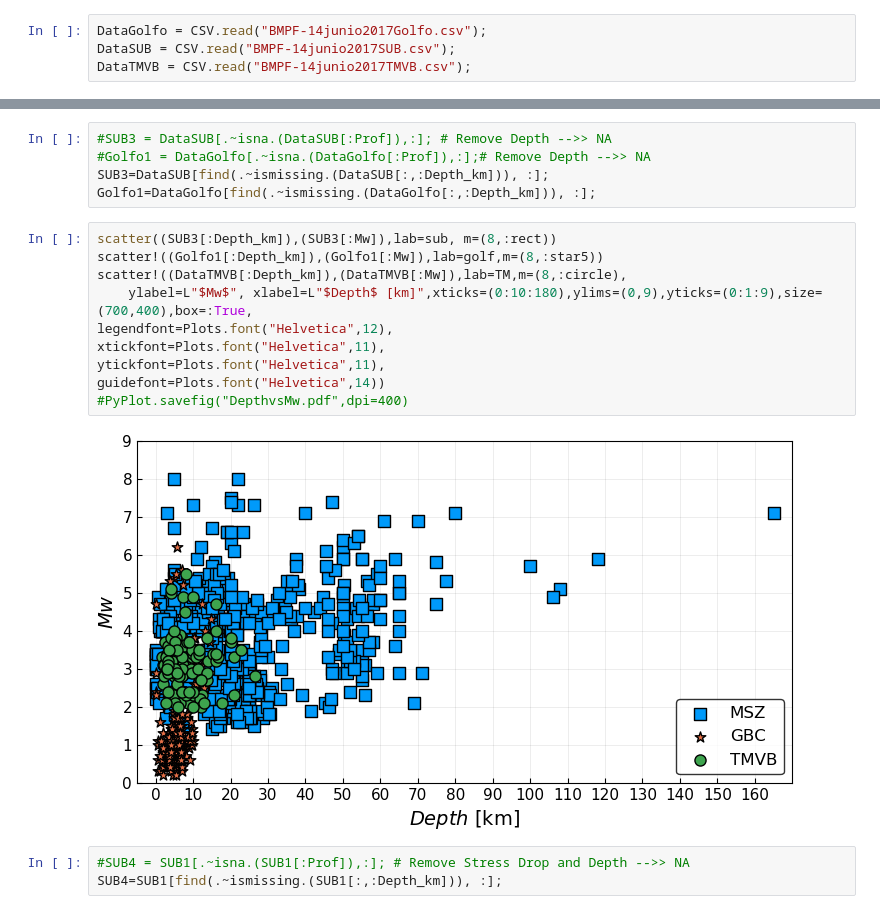
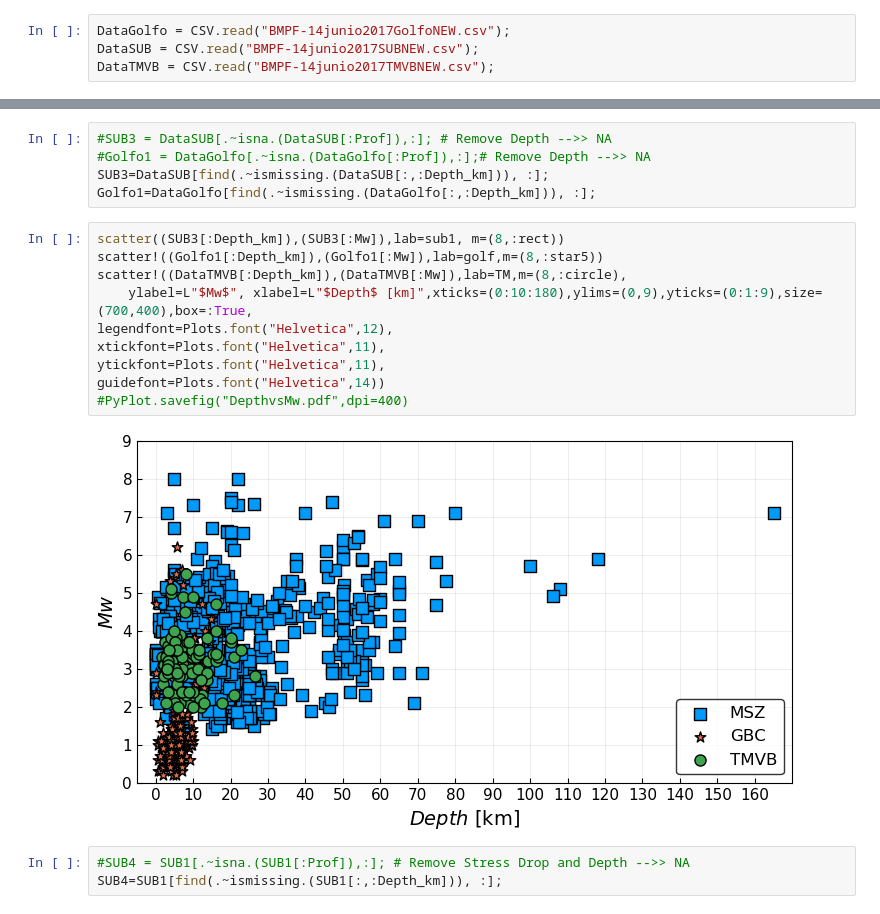
Before and after one commit to CGEOUNAM/MexicanEarthquakeDatabase, a Jupyter notebook: Comparasions.ipynb, the cells around one changed output, grey strips where cells are left out. Drawn from its saved outputs; the diff is of its cells as text.

```diff
--- a/Comparasions.ipynb
+++ b/Comparasions.ipynb
@@ -16,7 +18,7 @@ pyplot()
 # %%
-DataGolfo = CSV.read("BMPF-14junio2017Golfo.csv");
-DataSUB = CSV.read("BMPF-14junio2017SUB.csv");
-DataTMVB = CSV.read("BMPF-14junio2017TMVB.csv");
+DataGolfo = CSV.read("BMPF-14junio2017GolfoNEW.csv");
+DataSUB = CSV.read("BMPF-14junio2017SUBNEW.csv");
+DataTMVB = CSV.read("BMPF-14junio2017TMVBNEW.csv");
 # %%
 #DataTo[:Magnitud]=round.(dropna(DataTo[:Magnitud]),1);
 DataGolfo[:Mw]=round.(collect(skipmissing(DataGolfo[:Mw])),1);
@@ -65,17 +87,17 @@ guidefont=Plots.font("Helvetica",14))
 SUB3=DataSUB[find(.~ismissing.(DataSUB[:,:Depth_km])), :];
 Golfo1=DataGolfo[find(.~ismissing.(DataGolfo[:,:Depth_km])), :];
 # %%
-scatter((SUB3[:Depth_km]),(SUB3[:Mw]),lab=sub, m=(8,:rect))
+scatter((SUB3[:Depth_km]),(SUB3[:Mw]),lab=sub1, m=(8,:rect))
 scatter!((Golfo1[:Depth_km]),(Golfo1[:Mw]),lab=golf,m=(8,:star5))
 scatter!((DataTMVB[:Depth_km]),(DataTMVB[:Mw]),lab=TM,m=(8,:circle),
     ylabel=L"$Mw$", xlabel=L"$Depth$ [km]",xticks=(0:10:180),ylims=(0,9),yticks=(0:1:9),size=(700,400),box=:True,
 legendfont=Plots.font("Helvetica",12),
 xtickfont=Plots.font("Helvetica",11),
 ytickfont=Plots.font("Helvetica",11),
 guidefont=Plots.font("Helvetica",14))
 #PyPlot.savefig("DepthvsMw.pdf",dpi=400)
 # %% [output]
-[figure, old version]
+[figure, new version]
 # %%
 #SUB4 = SUB1[.~isna.(SUB1[:Prof]),:]; # Remove Stress Drop and Depth -->> NA
 SUB4=SUB1[find(.~ismissing.(SUB1[:,:Depth_km])), :];
```
Also changed, not shown: parts of 10 cells of this notebook.
